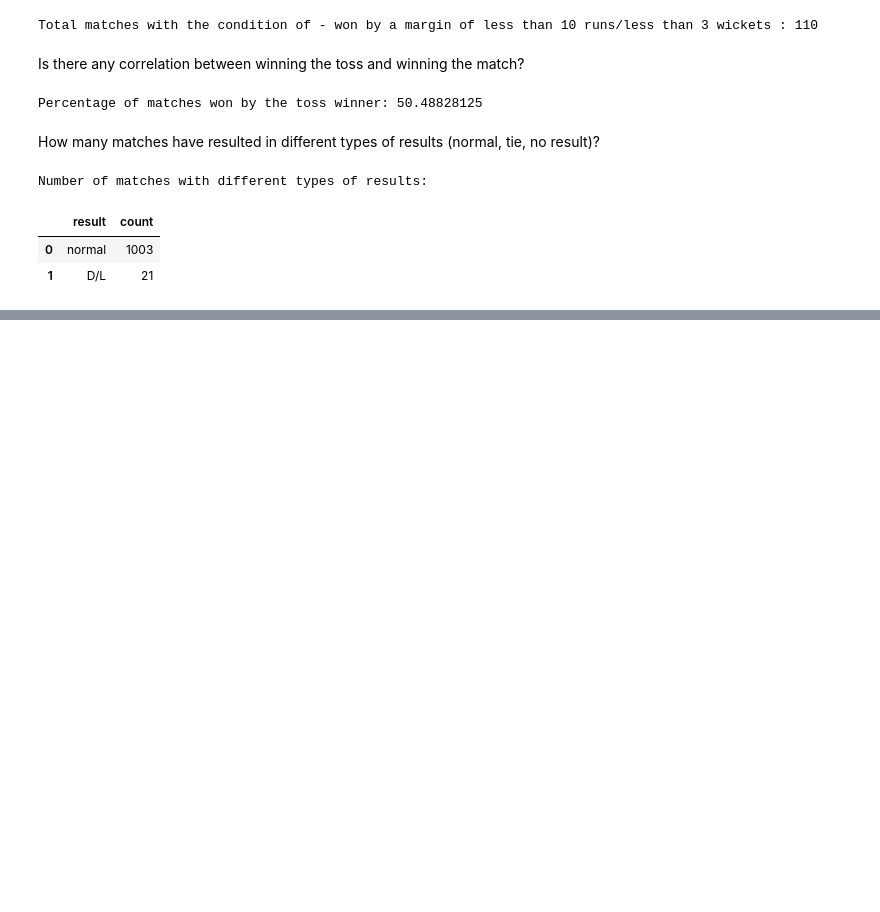
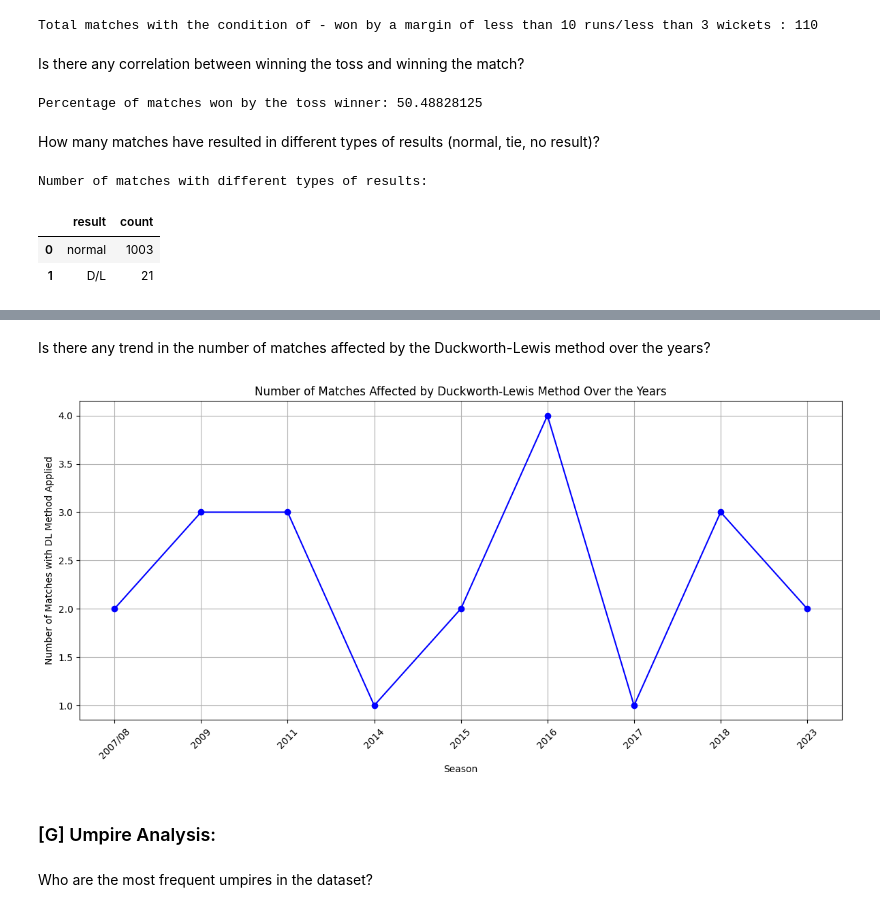
Before and after one commit to rahulbhoyar1995/Kaggle-Data-Analysis-Projects, a Jupyter notebook: ipl-men-cricket-2008-2023-data-analysis.ipynb, the cells around one changed output, grey strips where cells are left out. Drawn from its saved outputs; the diff is of its cells as text; code cells hidden in the pictures; blank space fills up the shorter version.

```diff
--- a/ipl-men-cricket-2008-2023-data-analysis.ipynb
+++ b/ipl-men-cricket-2008-2023-data-analysis.ipynb
@@ -536,0 +617,26 @@ Number of matches with different types of results:
+# %% [markdown]
+Is there any trend in the number of matches affected by the Duckworth-Lewis method over the years?
+# %%
+import matplotlib.pyplot as plt
+# Filter matches with the Duckworth-Lewis method applied
+dl_matches = match_info_data[match_info_data['dl_applied'] == 1]
+
+# Count the number of matches with DL method applied in each season
+dl_matches_per_season = dl_matches['season'].value_counts().sort_index()
+
+# Plotting the graph using Matplotlib
+plt.figure(figsize=(12, 6))
+plt.plot(dl_matches_per_season.index, dl_matches_per_season.values, marker='o', color='blue', linestyle='-')
+plt.title('Number of Matches Affected by Duckworth-Lewis Method Over the Years')
+plt.xlabel('Season')
+plt.ylabel('Number of Matches with DL Method Applied')
+plt.xticks(rotation=45)
+plt.grid(True)
+plt.tight_layout()
+plt.show()
+# %% [output]
+[figure, added]
+# %% [markdown]
+### [G] Umpire Analysis:
+# %% [markdown]
+Who are the most frequent umpires in the dataset?
```
Also changed, not shown: parts of 25 cells of this notebook.
